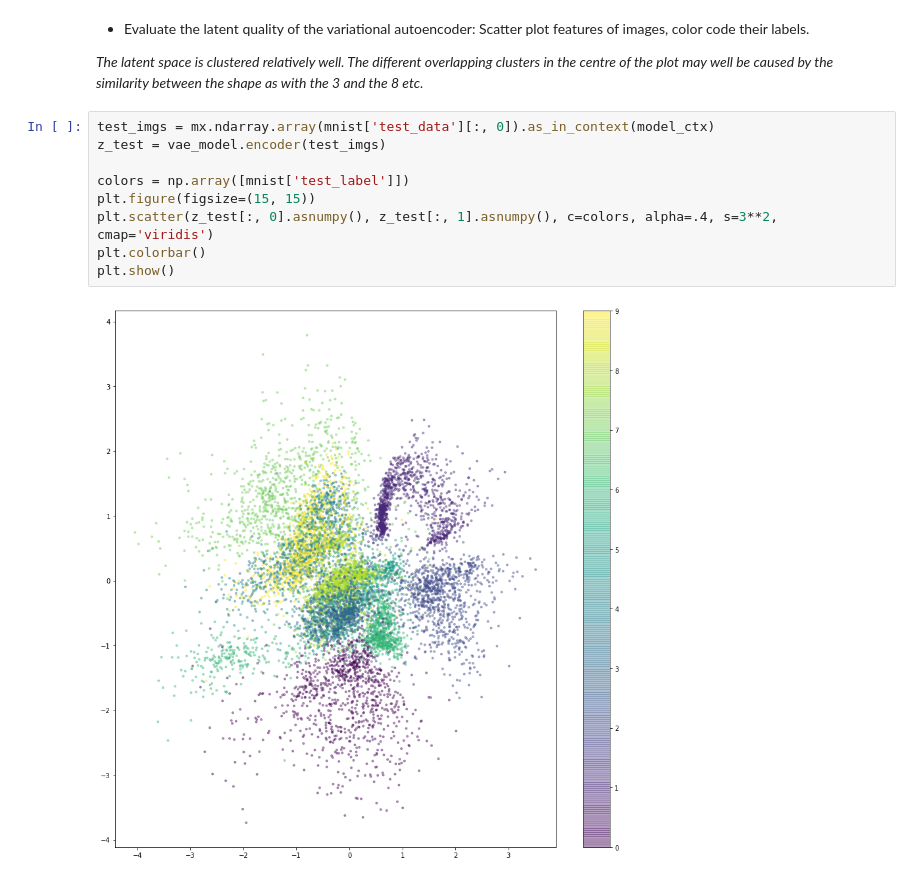
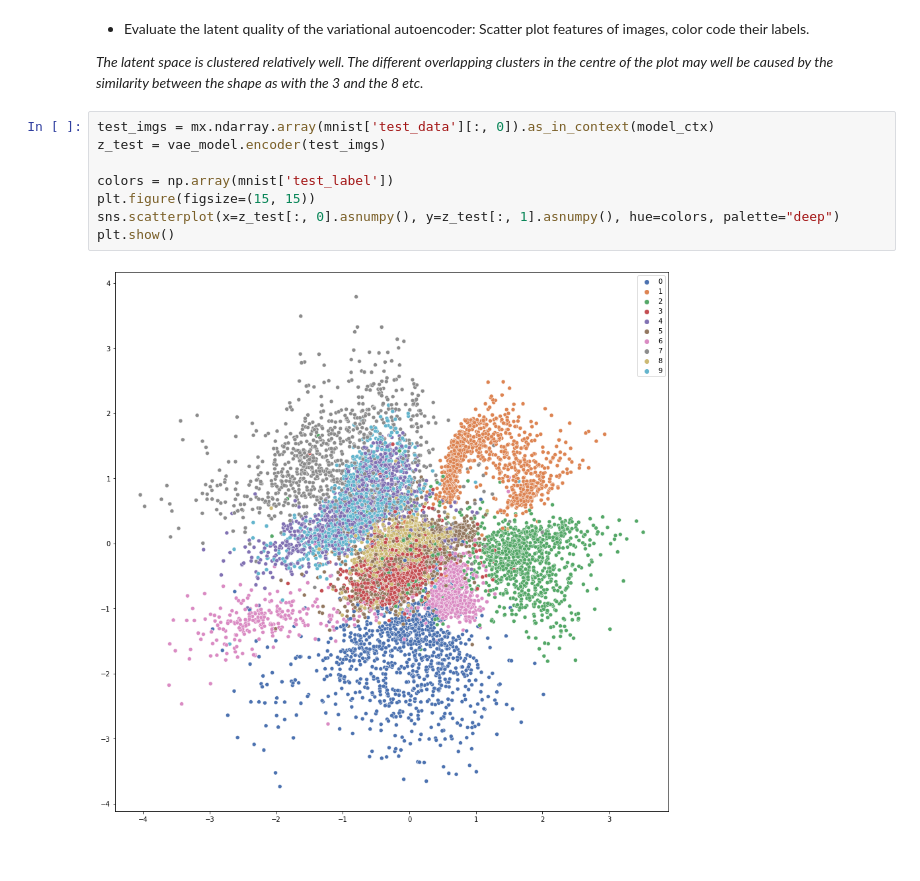
Before and after one commit to thijsgelton/P9-Group7_VariationalAutoEncoder, a Jupyter notebook: VAE.ipynb, the cells around one changed output. Drawn from its saved outputs; the diff is of its cells as text.

```diff
--- a/VAE.ipynb
+++ b/VAE.ipynb
@@ -369,11 +371,10 @@ Text(0.5, 0.7, 'Random sample features from prior')
 # %%
 test_imgs = mx.ndarray.array(mnist['test_data'][:, 0]).as_in_context(model_ctx)
 z_test = vae_model.encoder(test_imgs)
 
-colors = np.array([mnist['test_label']])
+colors = np.array(mnist['test_label'])
 plt.figure(figsize=(15, 15))
-plt.scatter(z_test[:, 0].asnumpy(), z_test[:, 1].asnumpy(), c=colors, alpha=.4, s=3**2, cmap='viridis')
-plt.colorbar()
+sns.scatterplot(x=z_test[:, 0].asnumpy(), y=z_test[:, 1].asnumpy(), hue=colors, palette="deep")
 plt.show()
 # %% [output]
-[figure, old version]
+[figure, new version]
```
Also changed, not shown: parts of 1 cell of this notebook.
